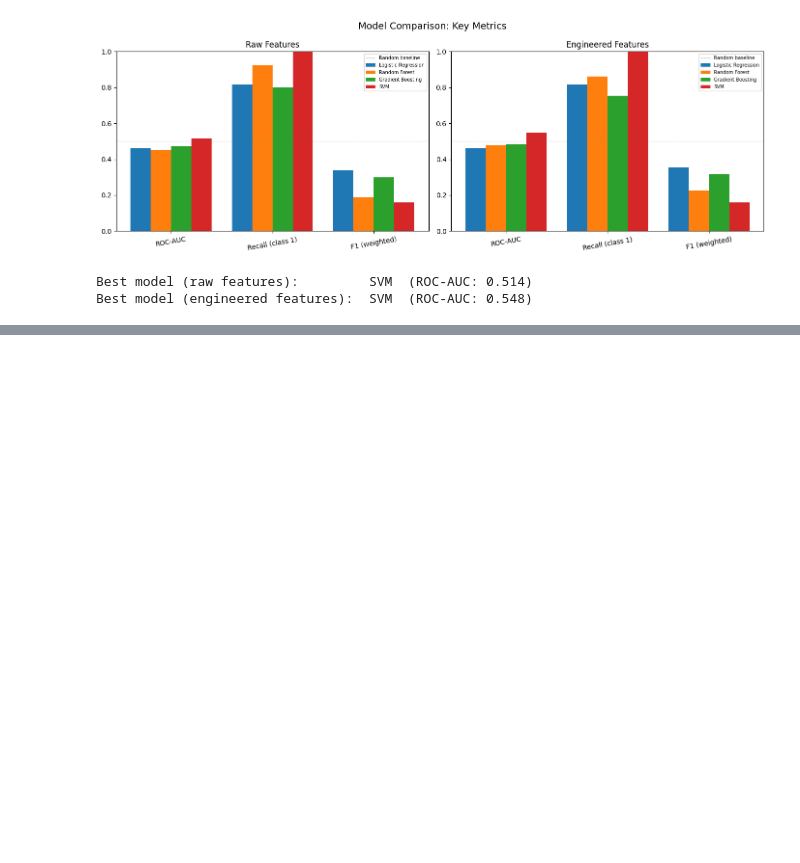
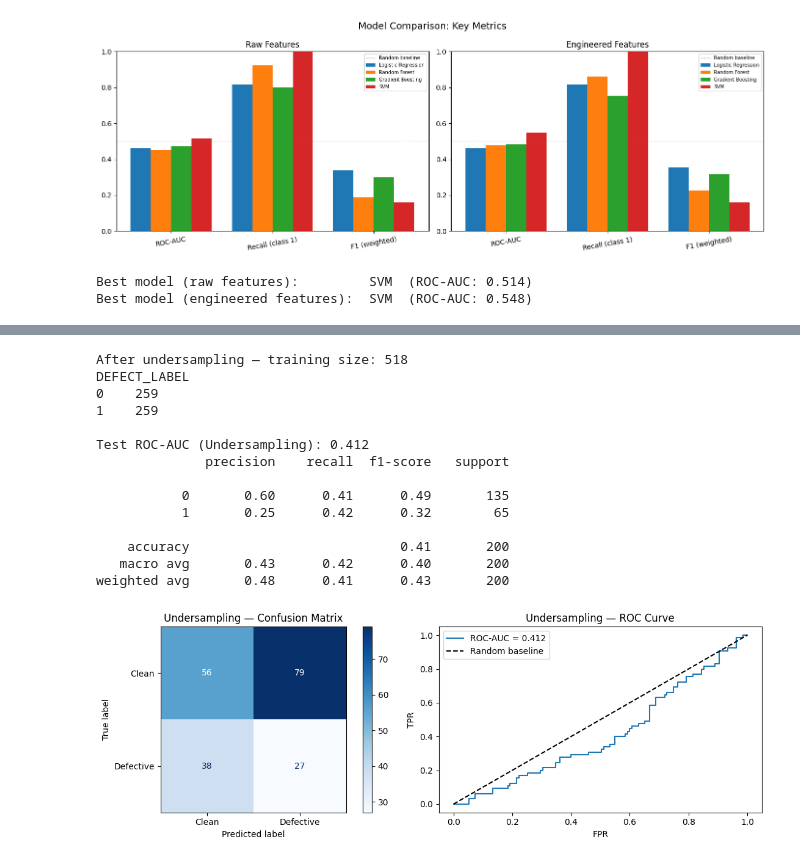
Before and after one commit to SamVanini/Software-defects-data-analysis, a Jupyter notebook: notebooks/data_workflow.ipynb, the cells around one changed output, grey strips where cells are left out. Drawn from its saved outputs; the diff is of its cells as text; code cells hidden in the pictures; blank space fills up the shorter version.

Commit message:
feat: try out resampling techniques, with not so great results

```diff
--- a/notebooks/data_workflow.ipynb
+++ b/notebooks/data_workflow.ipynb
@@ -1682,19 +1694,19 @@ Compare all trained models on the same held-out test set to select the best perf
 # %%
 import pandas as pd
 
-df_raw = pd.DataFrame(results_raw).T.round(3)
-df_eng = pd.DataFrame(results_eng).T.round(3)
+df_results_raw = pd.DataFrame(results_raw).T.round(3)
+df_results_eng = pd.DataFrame(results_eng).T.round(3)
 
 print("=== Phase 1: Raw Features ===")
-print(df_raw.to_string())
+print(df_results_raw.to_string())
 print("\n=== Phase 2: Engineered Features ===")
-print(df_eng.to_string())
+print(df_results_eng.to_string())
 
 # Bar chart comparing key metrics across models and phases
 metrics_to_plot = ['ROC-AUC', 'Recall (class 1)', 'F1 (weighted)']
 fig, axes = plt.subplots(1, 2, figsize=(14, 5))
 
-for ax, (df, label) in zip(axes, [(df_raw, 'Raw Features'), (df_eng, 'Engineered Features')]):
+for ax, (df, label) in zip(axes, [(df_results_raw, 'Raw Features'), (df_results_eng, 'Engineered Features')]):
     x = np.arange(len(metrics_to_plot))
     width = 0.2
     for i, model_name in enumerate(df.index):
@@ -1711,10 +1723,10 @@ fig.tight_layout()
 fig.savefig(str(Path(output_path).joinpath("model_comparison.png")), bbox_inches="tight")
 plt.show()
 
-best_raw = df_raw['ROC-AUC'].idxmax()
-best_eng = df_eng['ROC-AUC'].idxmax()
-print(f"\nBest model (raw features):         {best_raw}  (ROC-AUC: {df_raw.loc[best_raw, 'ROC-AUC']:.3f})")
-print(f"Best model (engineered features):  {best_eng}  (ROC-AUC: {df_eng.loc[best_eng, 'ROC-AUC']:.3f})")
+best_raw = df_results_raw['ROC-AUC'].idxmax()
+best_eng = df_results_eng['ROC-AUC'].idxmax()
+print(f"\nBest model (raw features):         {best_raw}  (ROC-AUC: {df_results_raw.loc[best_raw, 'ROC-AUC']:.3f})")
+print(f"Best model (engineered features):  {best_eng}  (ROC-AUC: {df_results_eng.loc[best_eng, 'ROC-AUC']:.3f})")
 # %% [output]
 === Phase 1: Raw Features ===
                      ROC-AUC  Precision (class 1)  Recall (class 1)  F1 (weighted)
@@ -1734,0 +1816,54 @@ Best model (engineered features):  SVM  (ROC-AUC: 0.548)
+# %%
+rus = RandomUnderSampler(random_state=RANDOM_STATE)
+x_train_rus, y_train_rus = rus.fit_resample(x_bal_train, y_bal_train)
+
+print(f"After undersampling — training size: {len(x_train_rus)}")
+print(pd.Series(y_train_rus).value_counts().to_string())
+
+rf_rus = RandomForestClassifier(
+    n_estimators=300, max_depth=10, min_samples_leaf=2,
+    random_state=RANDOM_STATE, n_jobs=-1
+)
+rf_rus.fit(x_train_rus, y_train_rus)
+
+y_pred_rus  = rf_rus.predict(x_bal_test)
+y_proba_rus = rf_rus.predict_proba(x_bal_test)[:, 1]
+roc_auc_rus = roc_auc_score(y_bal_test, y_proba_rus)
+fpr_rus, tpr_rus, _ = roc_curve(y_bal_test, y_proba_rus)
+
+print(f"\nTest ROC-AUC (Undersampling): {roc_auc_rus:.3f}")
+print(classification_report(y_bal_test, y_pred_rus, zero_division=1))
+
+fig, axes = plt.subplots(1, 2, figsize=(12, 4))
+ConfusionMatrixDisplay(
+    confusion_matrix(y_bal_test, y_pred_rus), display_labels=["Clean", "Defective"]
+).plot(cmap="Blues", ax=axes[0])
+axes[0].set_title("Undersampling — Confusion Matrix")
+axes[1].plot(fpr_rus, tpr_rus, label=f"ROC-AUC = {roc_auc_rus:.3f}")
+axes[1].plot([0, 1], [0, 1], "k--", label="Random baseline")
+axes[1].set_xlabel("FPR"); axes[1].set_ylabel("TPR")
+axes[1].set_title("Undersampling — ROC Curve"); axes[1].legend()
+plt.tight_layout(); plt.show()
+
+results_resampling["Undersampling (RF)"] = {
+    "ROC-AUC":             roc_auc_rus,
+    "Precision (class 1)": precision_score(y_bal_test, y_pred_rus, zero_division=0),
+    "Recall (class 1)":    recall_score(y_bal_test, y_pred_rus, zero_division=0),
+    "F1 (weighted)":       f1_score(y_bal_test, y_pred_rus, average="weighted", zero_division=0),
+}
+# %% [output]
+After undersampling — training size: 518
+DEFECT_LABEL
+0    259
+1    259
+
+Test ROC-AUC (Undersampling): 0.412
+              precision    recall  f1-score   support
+
+           0       0.60      0.41      0.49       135
+           1       0.25      0.42      0.32        65
+
+    accuracy                           0.41       200
+   macro avg       0.43      0.42      0.40       200
+weighted avg       0.48      0.41      0.43       200
+[figure, added]
```
Also changed, not shown: parts of 14 cells of this notebook, 8 other files.
